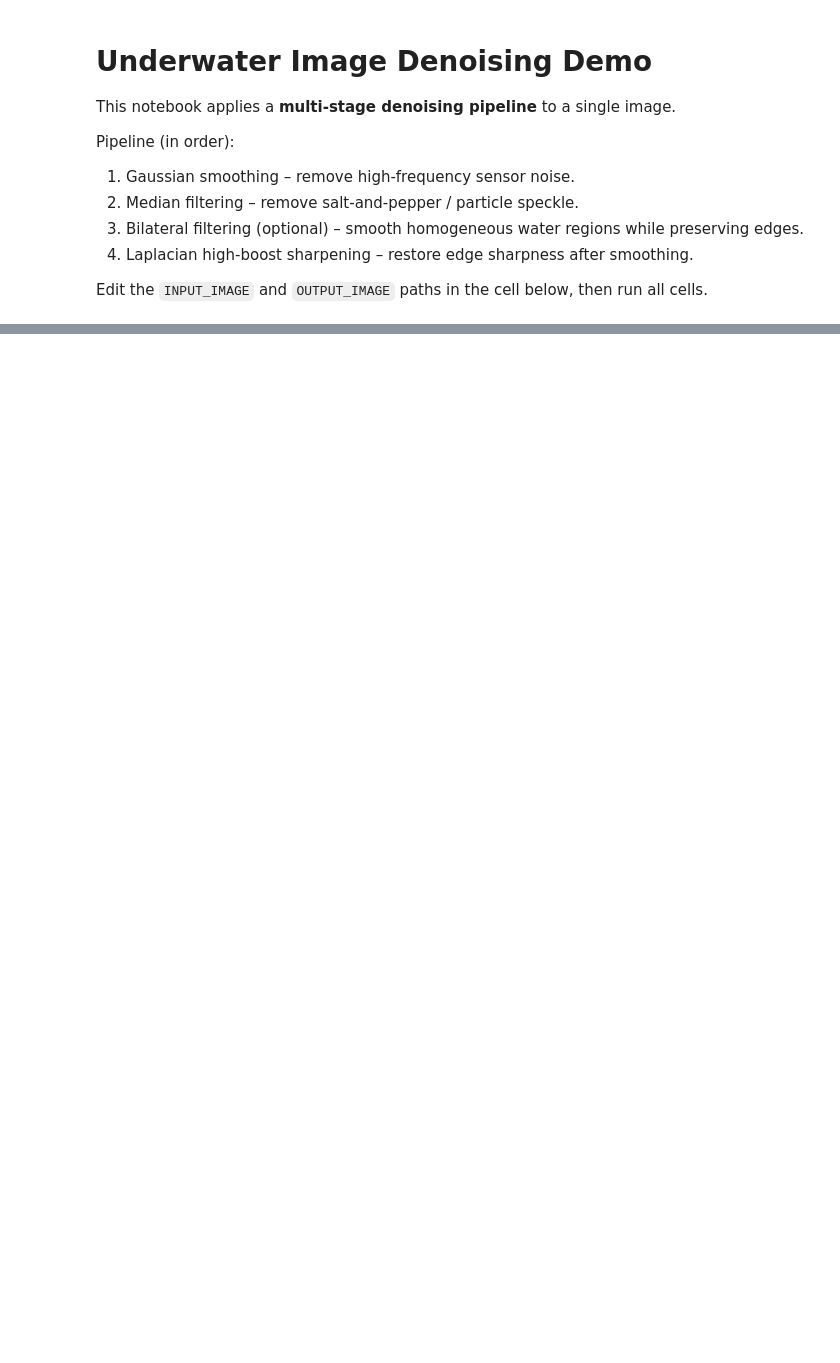
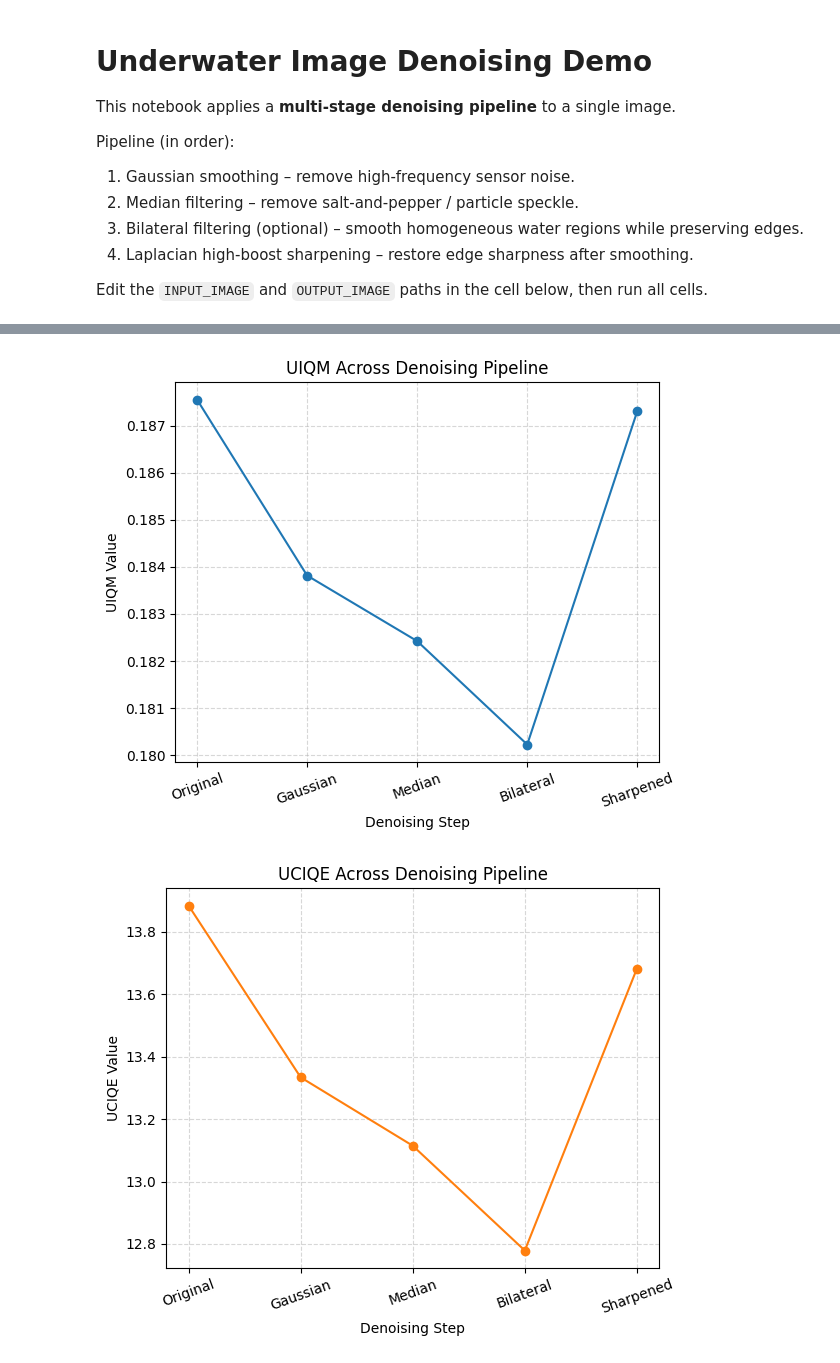
Before and after one commit to mistycai/underwater-enhancement, a Jupyter notebook: notebooks/noise.ipynb, the cells around one changed output, grey strips where cells are left out. Saved outputs shown, nothing was run; the diff lists cells and outputs as text; code cells hidden in the pictures; blank space fills up the shorter version.

```diff
--- a/notebooks/noise.ipynb
+++ b/notebooks/noise.ipynb
@@ -227,0 +264,71 @@ plt.show()
+# %%
+from utils.quality_metrics import uiqm, uciqe, contrast_gain
+
+def compute_quality_metrics(orig_img_bgr, enhanced_img_bgr):
+    """
+    Compute UIQM, UCIQE, and contrast gain for an image.
+    Expects BGR inputs; converts to RGB internally for the metrics.
+    """
+    rgb_orig = cv2.cvtColor(orig_img_bgr, cv2.COLOR_BGR2RGB)
+    rgb_enhanced = cv2.cvtColor(enhanced_img_bgr, cv2.COLOR_BGR2RGB)
+
+    uiqm_val = uiqm(rgb_enhanced)
+    uciqe_val = uciqe(rgb_enhanced)
+    con_gain = contrast_gain(rgb_orig, rgb_enhanced)
+    return uiqm_val, uciqe_val, con_gain
+# %%
+# Compute quality metrics for each step in the pipeline
+metrics = {
+    "Original": compute_quality_metrics(img, img),
+    "Gaussian": compute_quality_metrics(img, g),
+    "Median":   compute_quality_metrics(img, m),
+    "Bilateral": compute_quality_metrics(img, b),
+    "Sharpened": compute_quality_metrics(img, out),
+}
+
+import numpy as np
+import matplotlib.pyplot as plt
+
+metric_names = ["UIQM", "UCIQE", "Contrast Gain"]
+
+# Organize the metrics per method
+methods = list(metrics.keys())
+uiqm_vals = [metrics[k][0] for k in methods]
+uciqe_vals = [metrics[k][1] for k in methods]
+contrast_gain_vals = [metrics[k][2] for k in methods]
+
+x = np.arange(len(methods))
+
+# Plot each metric in a separate figure
+plt.figure(figsize=(6, 5))
+plt.plot(x, uiqm_vals, marker='o', color='tab:blue')
+plt.xticks(x, methods, rotation=20)
+plt.xlabel("Denoising Step")
+plt.ylabel("UIQM Value")
+plt.title("UIQM Across Denoising Pipeline")
+plt.grid(linestyle='--', alpha=0.5)
+plt.tight_layout()
+plt.show()
+
+plt.figure(figsize=(6, 5))
+plt.plot(x, uciqe_vals, marker='o', color='tab:orange')
+plt.xticks(x, methods, rotation=20)
+plt.xlabel("Denoising Step")
+plt.ylabel("UCIQE Value")
+plt.title("UCIQE Across Denoising Pipeline")
+plt.grid(linestyle='--', alpha=0.5)
+plt.tight_layout()
+plt.show()
+
+plt.figure(figsize=(6, 5))
+plt.plot(x, contrast_gain_vals, marker='o', color='tab:green')
+plt.xticks(x, methods, rotation=20)
+plt.xlabel("Denoising Step")
+plt.ylabel("Contrast Gain")
+plt.title("Contrast Gain Across Denoising Pipeline")
+plt.grid(linestyle='--', alpha=0.5)
+plt.tight_layout()
+plt.show()
+# %% [output]
+[figure, added]
+[figure, added]
```
Also changed, not shown: parts of 9 cells of this notebook, 2 other files.
